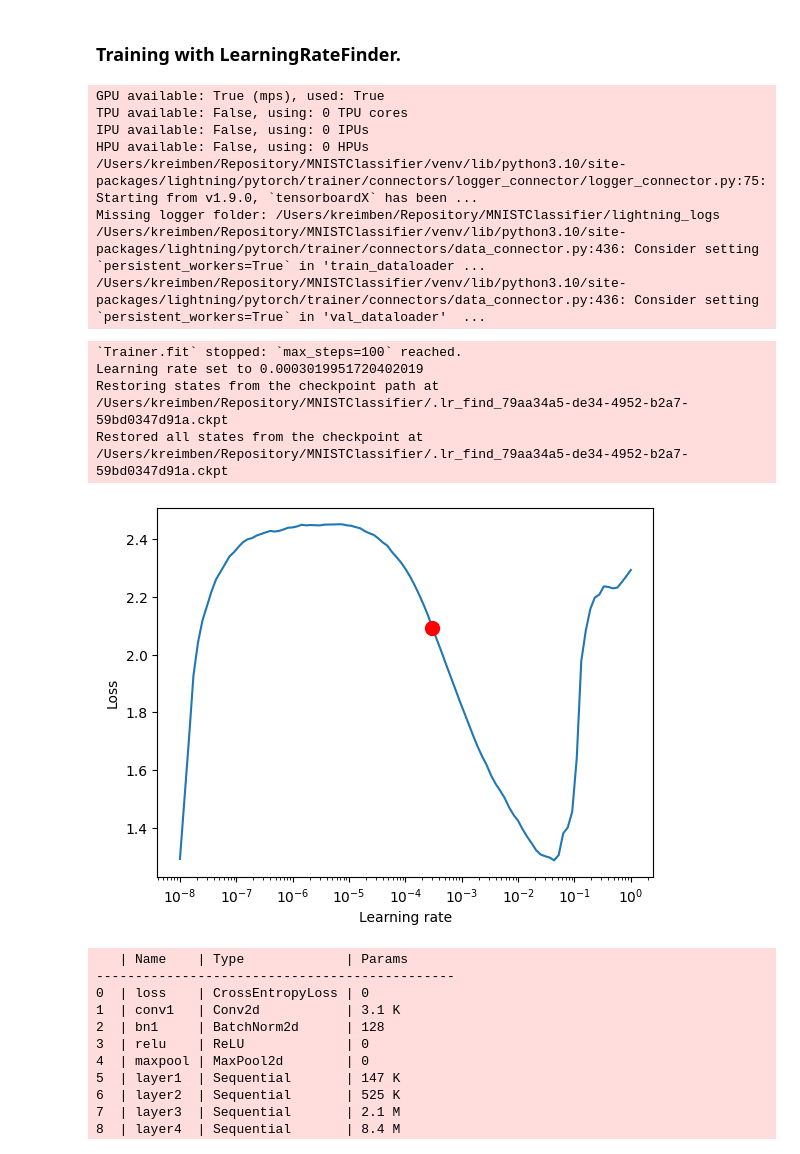
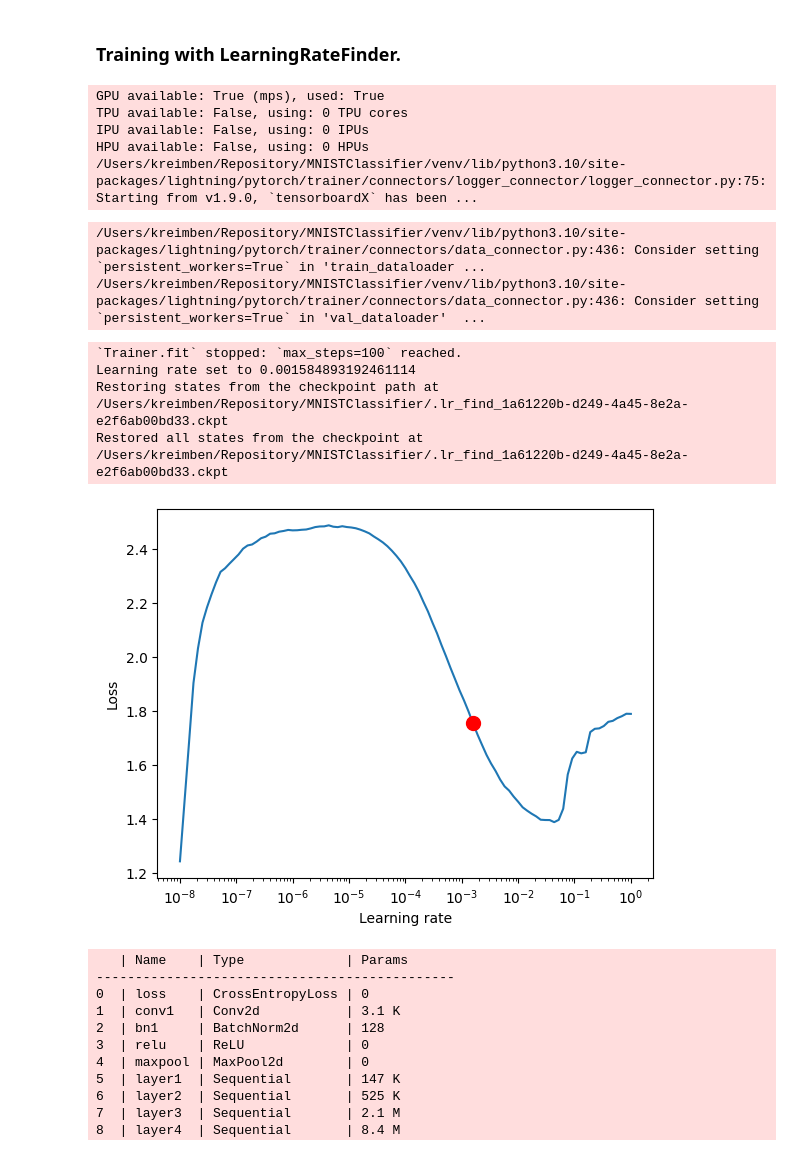
Before and after one commit to kreimben/MNISTClassifier, a Jupyter notebook: main.ipynb, the cells around one changed output. Saved outputs shown, nothing was run; the diff lists cells and outputs as text; code cells hidden in the pictures.

```diff
--- a/main.ipynb
+++ b/main.ipynb
@@ -50,37 +54,32 @@ plt.show()
 del train_data, valid_data, test_data, image, label
 # %% [markdown]
 ### Training with LearningRateFinder.
+# %%
+trainer = L.Trainer(max_epochs=5, callbacks=[EarlyStopping(monitor="val_acc", min_delta=0.001)])
+tuner = Tuner(trainer)
+model = ResNet(block=ResidualBlock, layers=[2, 2, 2, 2], grayscale=True, batch_size=128)
+# %% [output]
+GPU available: True (mps), used: True
+TPU available: False, using: 0 TPU cores
+IPU available: False, using: 0 IPUs
+HPU available: False, using: 0 HPUs
+/Users/kreimben/Repository/MNISTClassifier/venv/lib/python3.10/site-packages/lightning/pytorch/trainer/connectors/logger_connector/logger_connector.py:75: Starting from v1.9.0, `tensorboardX` has been ...
 # %%
-from lightning.pytorch.callbacks import EarlyStopping
-from src.module import ResNet, ResidualBlock
-import lightning as L
-from lightning.pytorch.tuner import Tuner
-
-trainer = L.Trainer(max_epochs=20, callbacks=[EarlyStopping(monitor="val_loss")])
-tuner = Tuner(trainer)
-model = ResNet(block=ResidualBlock, layers=[2, 2, 2, 2], grayscale=True, batch_size=128)
-
 lr_finder = tuner.lr_find(model)
 
 lr_finder.plot(suggest=True)
 
 new_lr = lr_finder.suggestion()
 
 model.hparams.learning_rate = new_lr
 # %% [output]
-GPU available: True (mps), used: True
-TPU available: False, using: 0 TPU cores
-IPU available: False, using: 0 IPUs
-HPU available: False, using: 0 HPUs
-/Users/kreimben/Repository/MNISTClassifier/venv/lib/python3.10/site-packages/lightning/pytorch/trainer/connectors/logger_connector/logger_connector.py:75: Starting from v1.9.0, `tensorboardX` has been ...
-Missing logger folder: /Users/kreimben/Repository/MNISTClassifier/lightning_logs
 /Users/kreimben/Repository/MNISTClassifier/venv/lib/python3.10/site-packages/lightning/pytorch/trainer/connectors/data_connector.py:436: Consider setting `persistent_workers=True` in 'train_dataloader ...
 /Users/kreimben/Repository/MNISTClassifier/venv/lib/python3.10/site-packages/lightning/pytorch/trainer/connectors/data_connector.py:436: Consider setting `persistent_workers=True` in 'val_dataloader'  ...
 `Trainer.fit` stopped: `max_steps=100` reached.
-Learning rate set to 0.0003019951720402019
-Restoring states from the checkpoint path at /Users/kreimben/Repository/MNISTClassifier/.lr_find_79aa34a5-de34-4952-b2a7-59bd0347d91a.ckpt
-Restored all states from the checkpoint at /Users/kreimben/Repository/MNISTClassifier/.lr_find_79aa34a5-de34-4952-b2a7-59bd0347d91a.ckpt
+Learning rate set to 0.001584893192461114
+Restoring states from the checkpoint path at /Users/kreimben/Repository/MNISTClassifier/.lr_find_1a61220b-d249-4a45-8e2a-e2f6ab00bd33.ckpt
+Restored all states from the checkpoint at /Users/kreimben/Repository/MNISTClassifier/.lr_find_1a61220b-d249-4a45-8e2a-e2f6ab00bd33.ckpt
-[figure, old version]
+[figure, new version]
 # %%
 trainer.fit(model)
 # %% [output]
```
Also changed, not shown: parts of 4 cells of this notebook, 12 other files.
